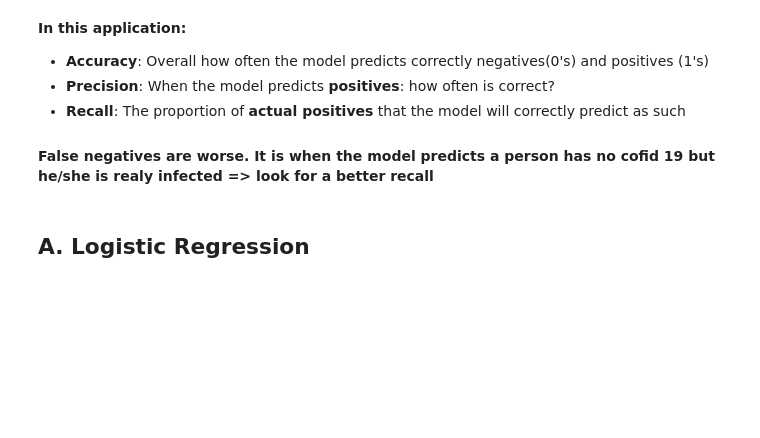
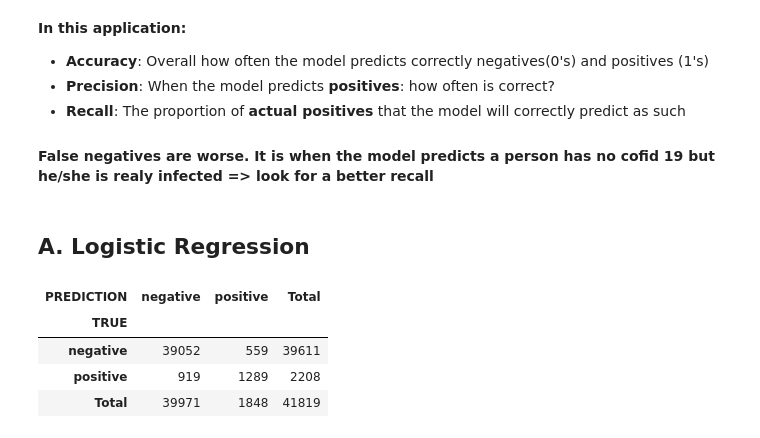
Before and after one commit to KhalidHandouleh/Projekt-Arbete, a Jupyter notebook: Corona_Test.ipynb, the cells around one changed output. Saved outputs shown, nothing was run; the diff lists cells and outputs as text; code cells hidden in the pictures; blank space fills up the shorter version.

```diff
--- a/Corona_Test.ipynb
+++ b/Corona_Test.ipynb
@@ -67,7 +110,7 @@ X_train, X_test, y_train, y_test = train_test_split(X, y, test_size=0.55, random
 # %%
 #Building  Modell
-def CMatrix(CM, labels=['0','1']):
-    df = pd.DataFrame(data=CM, index=labels, columns=labels)
+def CMatrix(CM, result=['negative','positive']):
+    df = pd.DataFrame(data=CM, index=result, columns=result)
     df.index.name='TRUE'
     df.columns.name='PREDICTION'
     df.loc['Total'] = df.sum()
@@ -88,3 +131,23 @@ metrics = pd.DataFrame(index=['accuracy', 'precision' ,'recall'],
 #### False negatives are worse. It is when the model predicts a person has no cofid 19 but he/she is realy infected => look for a better recall
 # %% [markdown]
 ## A. Logistic Regression
+# %%
+# 2. Create an instance of the estimator
+logistic_regression = LogisticRegression(random_state=55)
+
+# 3. Use the trainning data to train the estimator
+logistic_regression.fit(X_train, y_train)
+# 4. Evaluate the model
+y_pred_test = logistic_regression.predict(X_test)
+metrics.loc['accuracy','LogisticReg'] = accuracy_score(y_pred=y_pred_test, y_true=y_test)
+metrics.loc['precision','LogisticReg'] = precision_score(y_pred=y_pred_test, y_true=y_test)
+metrics.loc['recall','LogisticReg'] = recall_score(y_pred=y_pred_test, y_true=y_test)
+#Confusion matrix
+CM = confusion_matrix(y_pred=y_pred_test, y_true=y_test)
+CMatrix(CM)
+# %% [output]
+| PREDICTION | negative | positive | Total |
+| TRUE |  |  |  |
+| negative | 39052 | 559 | 39611 |
+| positive | 919 | 1289 | 2208 |
+| Total | 39971 | 1848 | 41819 |
```
Also changed, not shown: parts of 23 cells of this notebook, 1 other file.
